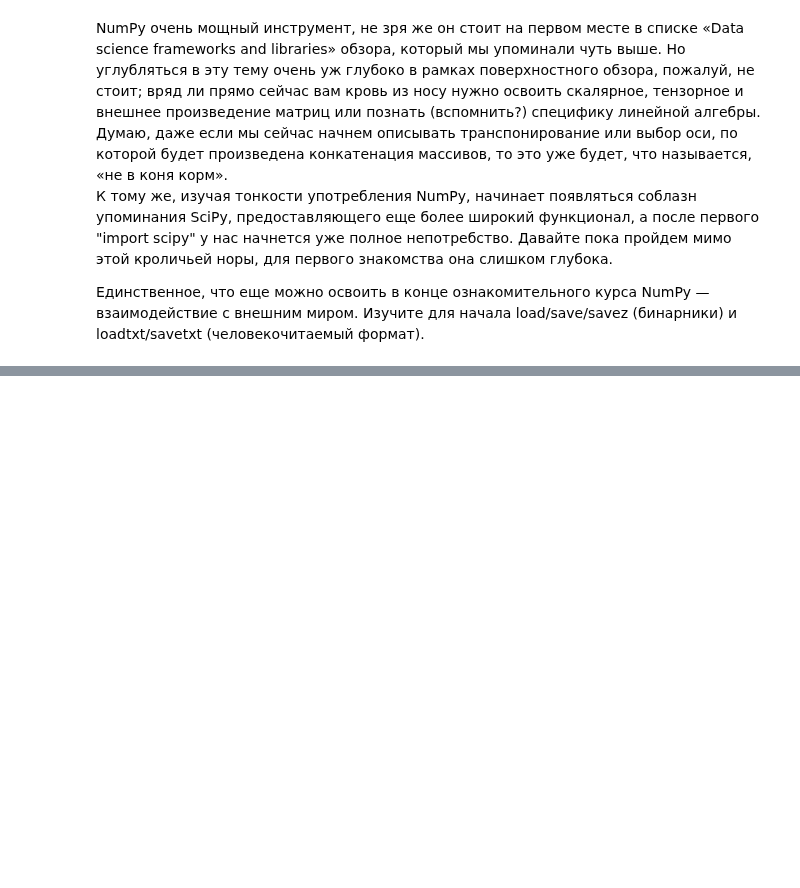
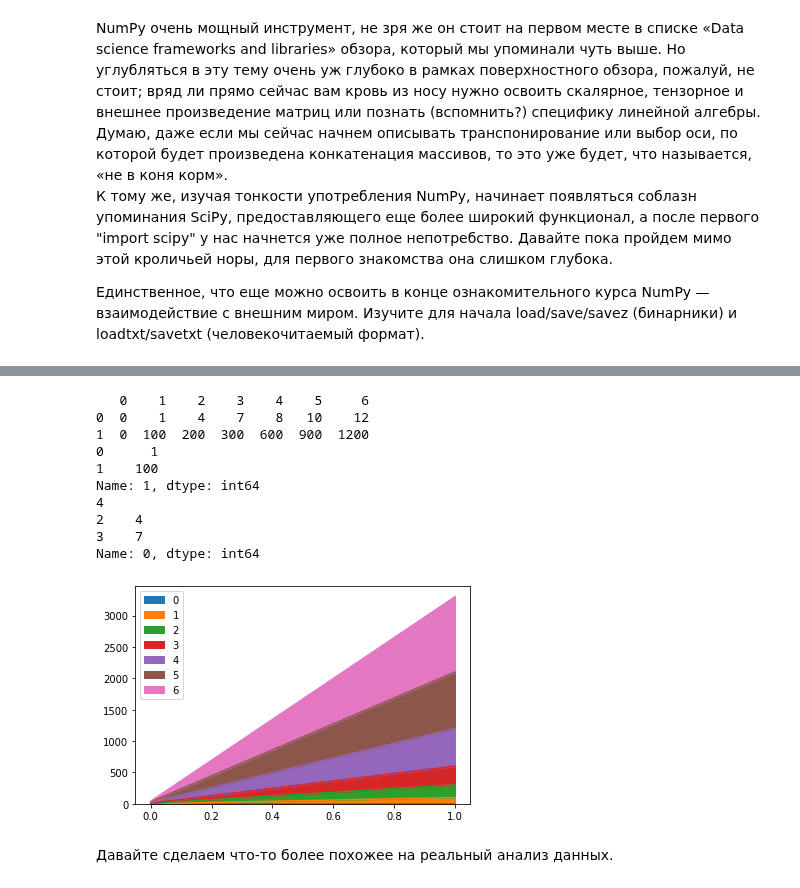
Before and after one commit to amaargiru/pycore, a Jupyter notebook: 01_python_02_primitive_data_processing.ipynb, the cells around one changed output, grey strips where cells are left out. Drawn from its saved outputs; the diff is of its cells as text; code cells hidden in the pictures; blank space fills up the shorter version.

Commit message:
Update 'Pandas' chapter

```diff
--- a/01_python_02_primitive_data_processing.ipynb
+++ b/01_python_02_primitive_data_processing.ipynb
@@ -1196,0 +1069,30 @@ Object for rolling window calculations.
+# %%
+import pandas as pd
+from pandas import Series, DataFrame
+
+s1 = pd.Series([0, 1, 4, 7, 8, 10, 12])
+s2 = pd.Series([0, 100, 200, 300, 600, 900, 1200])
+
+df = pd.DataFrame([s1, s2])
+print(df)
+print(df[1])
+print(df[2][0])
+print(df.iloc[0][2:4])
+
+import matplotlib.pyplot as plt  # Простейшая визуализация
+df.plot.area()
+plt.show()
+# %% [output]
+   0    1    2    3    4    5     6
+0  0    1    4    7    8   10    12
+1  0  100  200  300  600  900  1200
+0      1
+1    100
+Name: 1, dtype: int64
+4
+2    4
+3    7
+Name: 0, dtype: int64
+[figure, added]
+# %% [markdown]
+Давайте сделаем что-то более похожее на реальный анализ данных.
```
Also changed, not shown: parts of 7 cells of this notebook, 2 other files.
